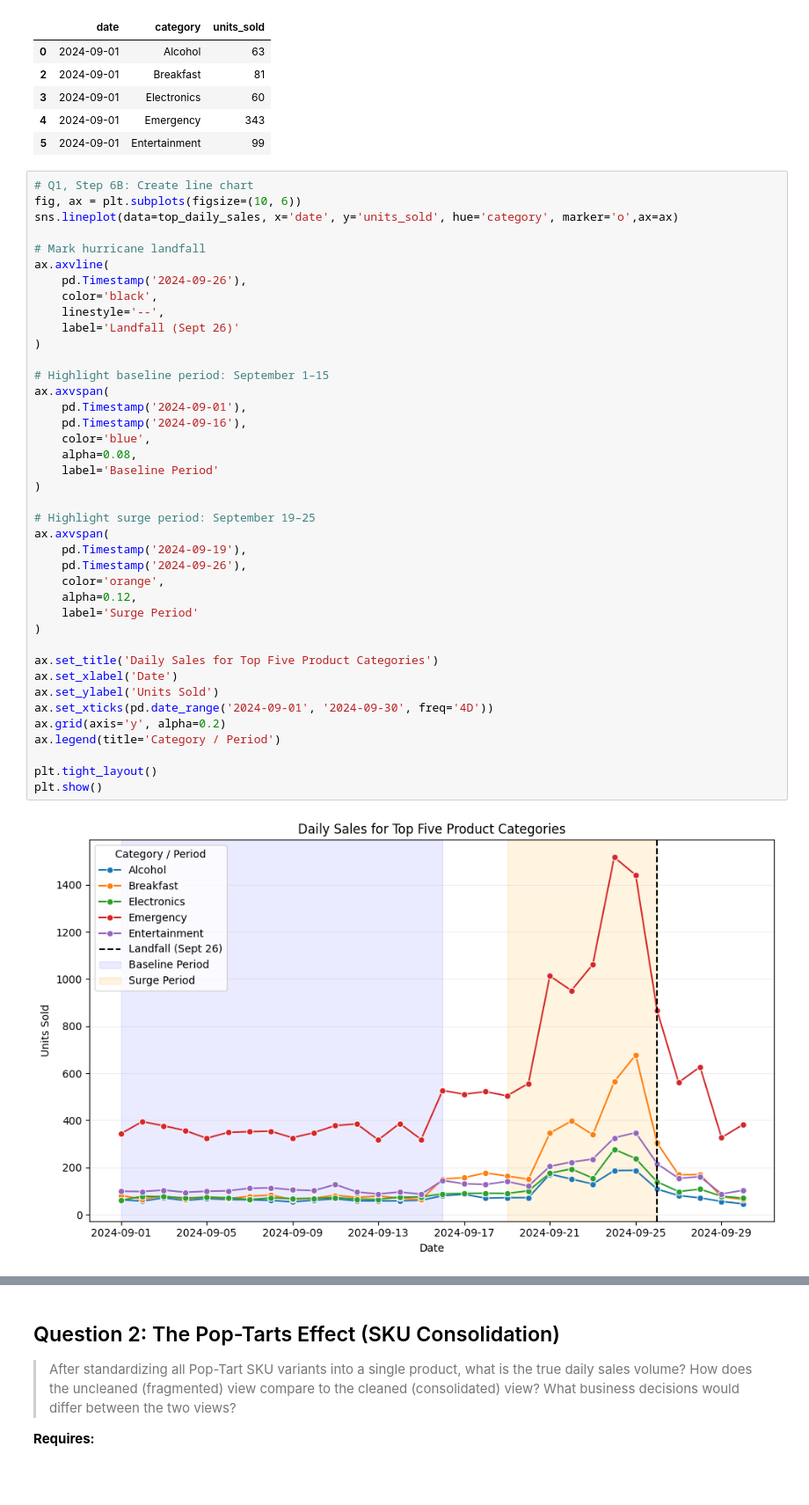
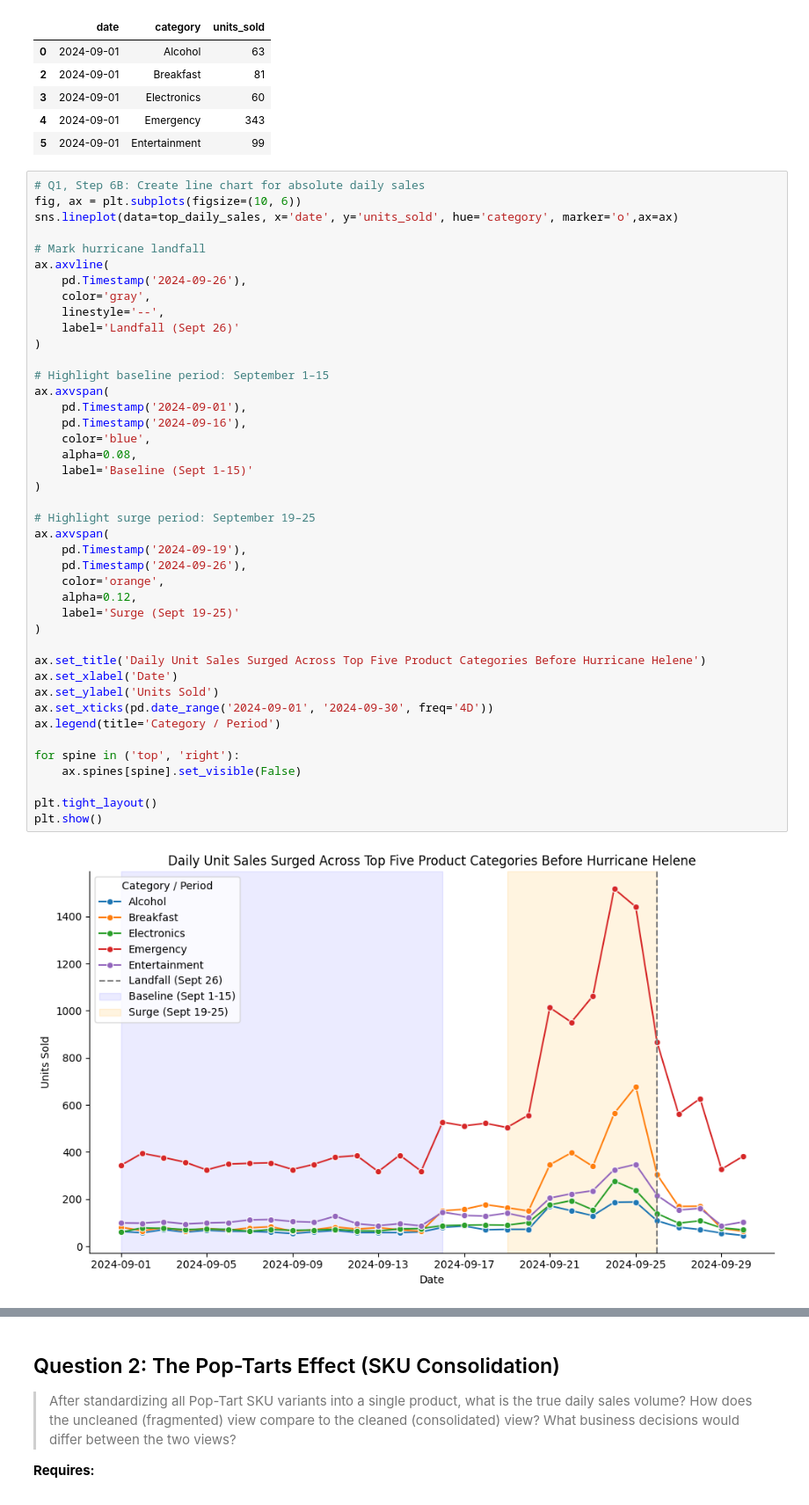
Before and after one commit to simichakravarty16/walmart-hurricane-project, a Jupyter notebook: notebooks/team_notebook.ipynb, the cells around one changed output, grey strips where cells are left out. Shown at 88% size. Cells and saved outputs as stored; diff of their text form.

```diff
--- a/notebooks/team_notebook.ipynb
+++ b/notebooks/team_notebook.ipynb
@@ -1354,44 +1356,46 @@ top_daily_sales.head()
 | 4 | 2024-09-01 | Emergency | 343 |
 | 5 | 2024-09-01 | Entertainment | 99 |
 # %%
-# Q1, Step 6B: Create line chart
+# Q1, Step 6B: Create line chart for absolute daily sales
 fig, ax = plt.subplots(figsize=(10, 6))
 sns.lineplot(data=top_daily_sales, x='date', y='units_sold', hue='category', marker='o',ax=ax)
 
 # Mark hurricane landfall
 ax.axvline(
     pd.Timestamp('2024-09-26'),
-    color='black',
+    color='gray',
     linestyle='--',
     label='Landfall (Sept 26)'
 )
 
 # Highlight baseline period: September 1–15
 ax.axvspan(
     pd.Timestamp('2024-09-01'),
     pd.Timestamp('2024-09-16'),
     color='blue',
     alpha=0.08,
-    label='Baseline Period'
+    label='Baseline (Sept 1-15)'
 )
 
 # Highlight surge period: September 19–25
 ax.axvspan(
     pd.Timestamp('2024-09-19'),
     pd.Timestamp('2024-09-26'),
     color='orange',
     alpha=0.12,
-    label='Surge Period'
+    label='Surge (Sept 19-25)'
 )
 
-ax.set_title('Daily Sales for Top Five Product Categories')
+ax.set_title('Daily Unit Sales Surged Across Top Five Product Categories Before Hurricane Helene')
 ax.set_xlabel('Date')
 ax.set_ylabel('Units Sold')
 ax.set_xticks(pd.date_range('2024-09-01', '2024-09-30', freq='4D'))
-ax.grid(axis='y', alpha=0.2)
 ax.legend(title='Category / Period')
+
+for spine in ('top', 'right'):
+    ax.spines[spine].set_visible(False)
 
 plt.tight_layout()
 plt.show()
 # %% [output]
-[figure, old version]
+[figure, new version]
```
Also changed, not shown: parts of 12 cells of this notebook.
